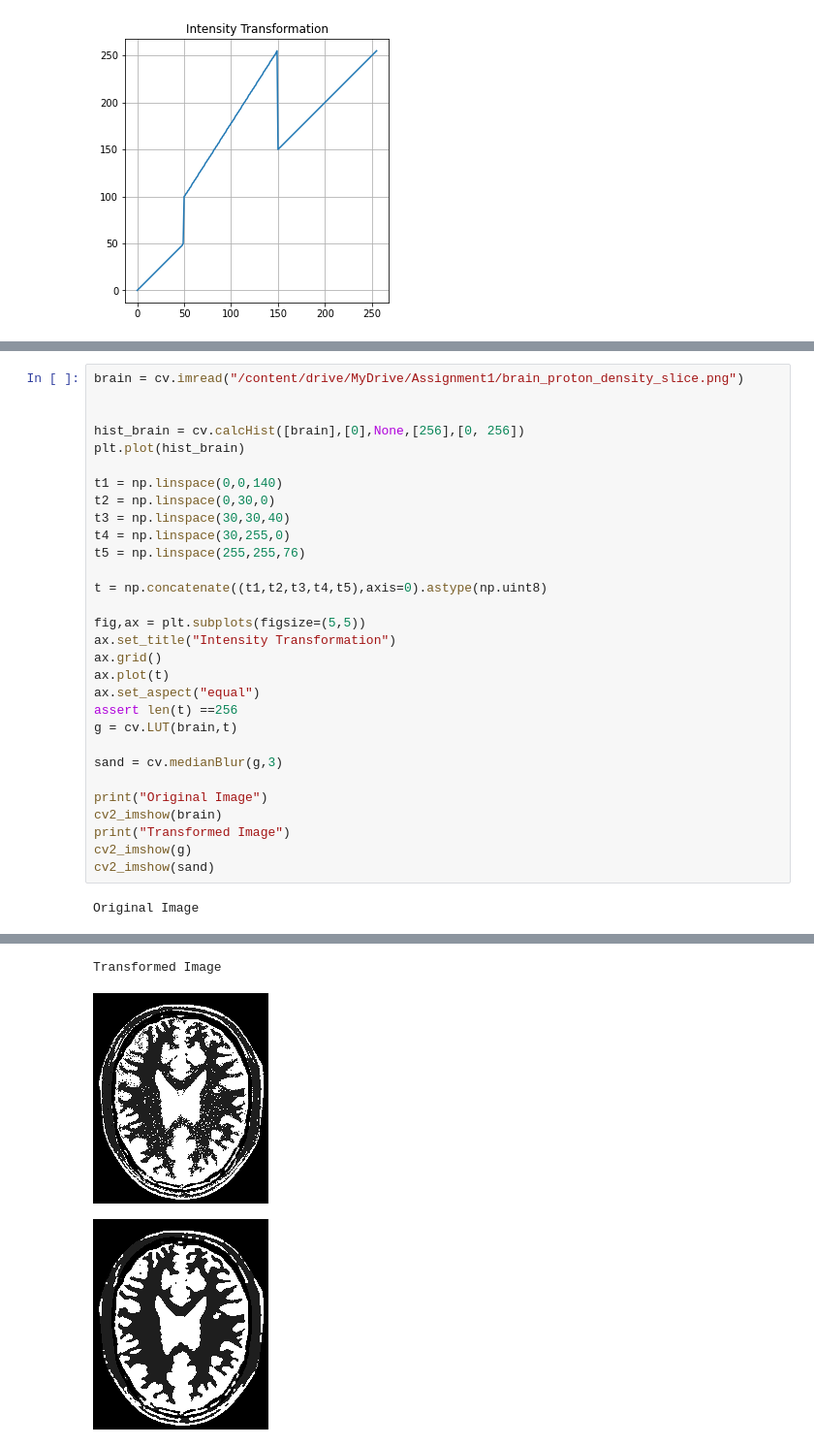
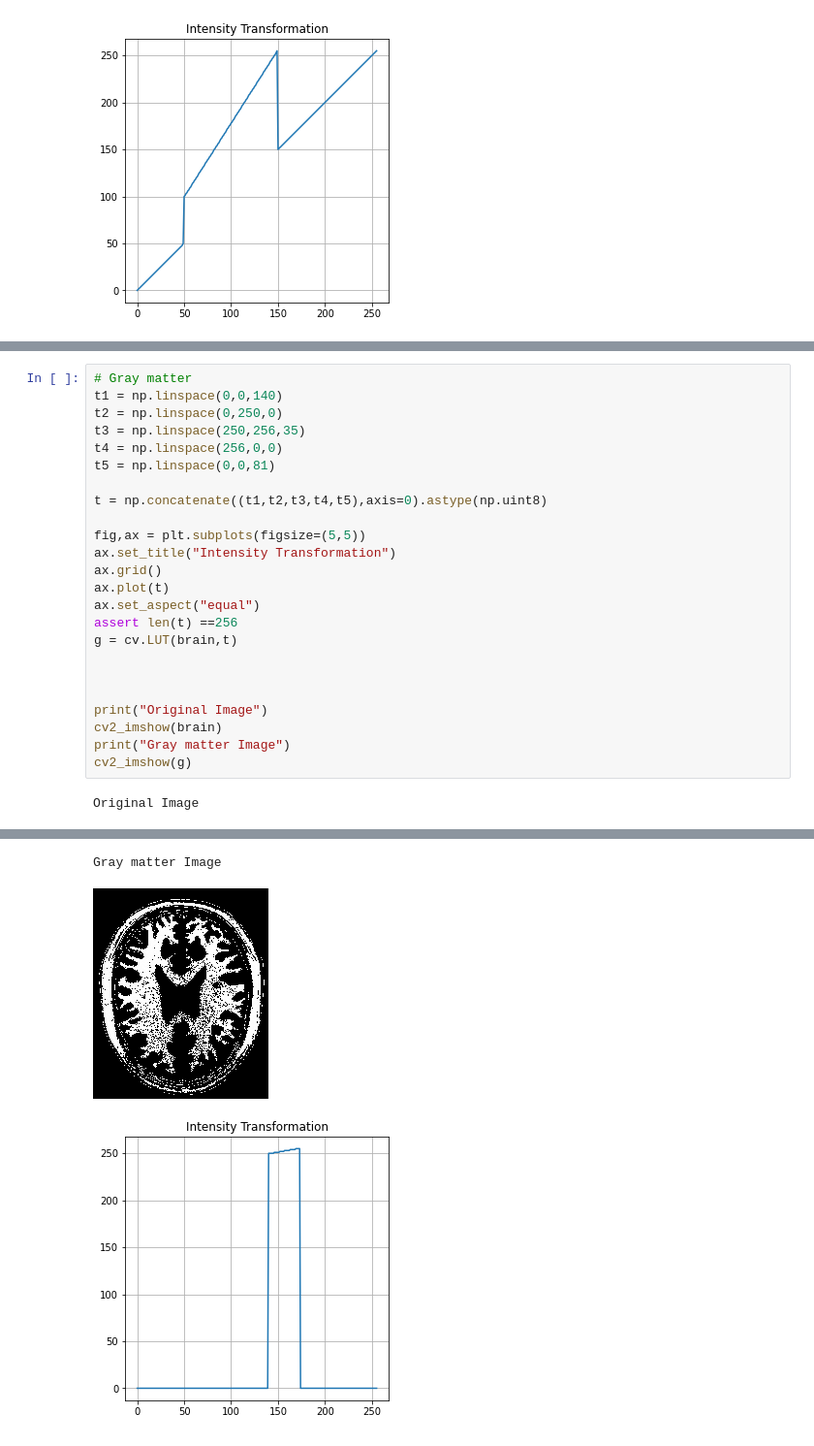
Before and after one commit to L-Shyamal/EN2550-Assignment_1, a Jupyter notebook: assigment1.ipynb, the cells around one changed output, grey strips where cells are left out. Shown at 97% size. Drawn from its saved outputs; the diff is of its cells as text.

```diff
--- a/assigment1.ipynb
+++ b/assigment1.ipynb
@@ -49,36 +51,30 @@ Mounted at /content/drive
 # %%
-brain = cv.imread("/content/drive/MyDrive/Assignment1/brain_proton_density_slice.png")
-
-
-hist_brain = cv.calcHist([brain],[0],None,[256],[0, 256])
-plt.plot(hist_brain)
-
+# Gray matter
 t1 = np.linspace(0,0,140)
-t2 = np.linspace(0,30,0)
-t3 = np.linspace(30,30,40)
-t4 = np.linspace(30,255,0)
-t5 = np.linspace(255,255,76)
+t2 = np.linspace(0,250,0)
+t3 = np.linspace(250,256,35)
+t4 = np.linspace(256,0,0)
+t5 = np.linspace(0,0,81)
 
 t = np.concatenate((t1,t2,t3,t4,t5),axis=0).astype(np.uint8)
 
 fig,ax = plt.subplots(figsize=(5,5))
 ax.set_title("Intensity Transformation")
 ax.grid()
 ax.plot(t)
 ax.set_aspect("equal")
 assert len(t) ==256
 g = cv.LUT(brain,t)
 
-sand = cv.medianBlur(g,3)
+
 
 print("Original Image")
 cv2_imshow(brain)
-print("Transformed Image")
+print("Gray matter Image")
 cv2_imshow(g)
-cv2_imshow(sand)
 # %% [output]
 Original Image
 [figure]
-Transformed Image
+Gray matter Image
-[figure, old version]
+[figure, new version]
-[figure, old version]
+[figure, new version]
```
Also changed, not shown: parts of 6 cells of this notebook.
